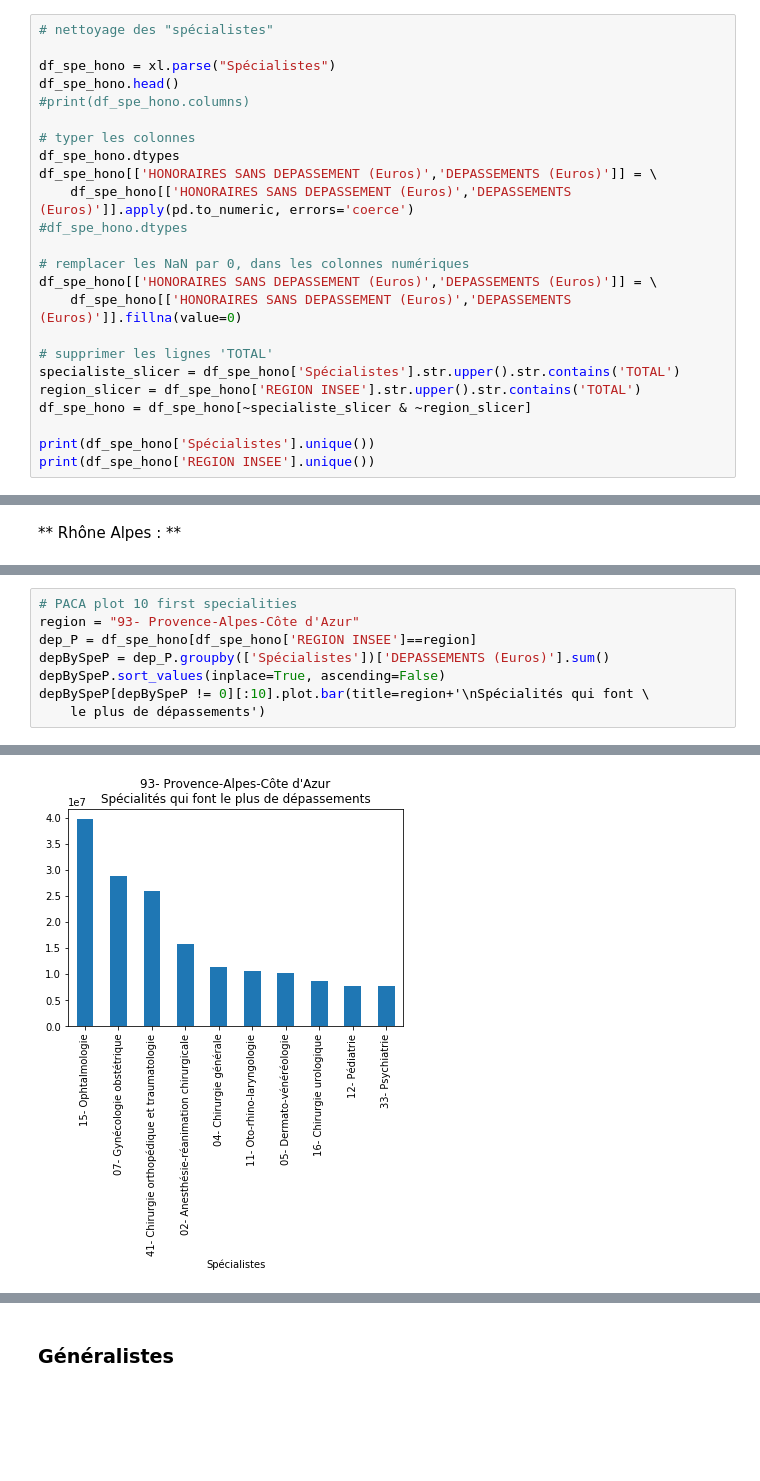
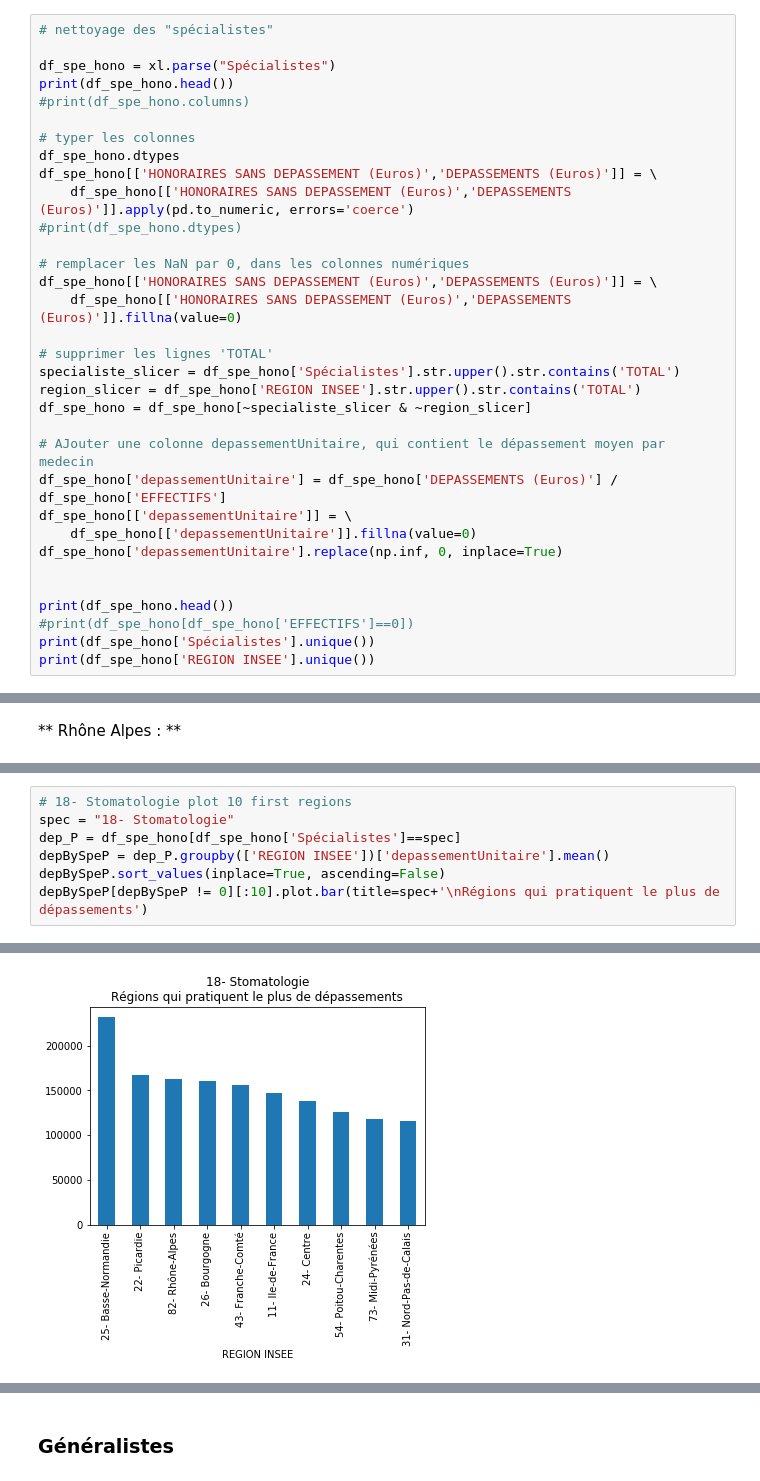
Before and after one commit to MS-BGD-2018-KIT-BIGDATA/marie-ranchet, a Jupyter notebook: Lesson5/Lesson5_cc_Medecins.ipynb, the cells around one changed output, grey strips where cells are left out. Saved outputs shown, nothing was run; the diff lists cells and outputs as text; blank space fills up the shorter version.

```diff
--- a/Lesson5/Lesson5_cc_Medecins.ipynb
+++ b/Lesson5/Lesson5_cc_Medecins.ipynb
@@ -49,14 +201,14 @@ print(xl.sheet_names)
 # nettoyage des "spécialistes"
 
 df_spe_hono = xl.parse("Spécialistes")
-df_spe_hono.head()
+print(df_spe_hono.head())
 #print(df_spe_hono.columns)
 
 # typer les colonnes
 df_spe_hono.dtypes
 df_spe_hono[['HONORAIRES SANS DEPASSEMENT (Euros)','DEPASSEMENTS (Euros)']] = \
     df_spe_hono[['HONORAIRES SANS DEPASSEMENT (Euros)','DEPASSEMENTS (Euros)']].apply(pd.to_numeric, errors='coerce')
-#df_spe_hono.dtypes
+#print(df_spe_hono.dtypes)
 
 # remplacer les NaN par 0, dans les colonnes numériques
 df_spe_hono[['HONORAIRES SANS DEPASSEMENT (Euros)','DEPASSEMENTS (Euros)']] = \
@@ -67,6 +219,15 @@ specialiste_slicer = df_spe_hono['Spécialistes'].str.upper().str.contains('TOTA
 region_slicer = df_spe_hono['REGION INSEE'].str.upper().str.contains('TOTAL')
 df_spe_hono = df_spe_hono[~specialiste_slicer & ~region_slicer]
 
+# AJouter une colonne depassementUnitaire, qui contient le dépassement moyen par medecin
+df_spe_hono['depassementUnitaire'] = df_spe_hono['DEPASSEMENTS (Euros)'] / df_spe_hono['EFFECTIFS']
+df_spe_hono[['depassementUnitaire']] = \
+    df_spe_hono[['depassementUnitaire']].fillna(value=0)
+df_spe_hono['depassementUnitaire'].replace(np.inf, 0, inplace=True)
+
+
+print(df_spe_hono.head())
+#print(df_spe_hono[df_spe_hono['EFFECTIFS']==0])
 print(df_spe_hono['Spécialistes'].unique())
 print(df_spe_hono['REGION INSEE'].unique())
 # %% [output]
@@ -135,11 +337,10 @@ depBySpeRA[depBySpeRA != 0][:10].plot.bar(title=region+'\nSpécialités qui font
 # %%
-# PACA plot 10 first specialities
-region = "93- Provence-Alpes-Côte d'Azur"
-dep_P = df_spe_hono[df_spe_hono['REGION INSEE']==region]
-depBySpeP = dep_P.groupby(['Spécialistes'])['DEPASSEMENTS (Euros)'].sum()
+# 18- Stomatologie plot 10 first regions
+spec = "18- Stomatologie"
+dep_P = df_spe_hono[df_spe_hono['Spécialistes']==spec]
+depBySpeP = dep_P.groupby(['REGION INSEE'])['depassementUnitaire'].mean()
 depBySpeP.sort_values(inplace=True, ascending=False)
-depBySpeP[depBySpeP != 0][:10].plot.bar(title=region+'\nSpécialités qui font \
-    le plus de dépassements')
+depBySpeP[depBySpeP != 0][:10].plot.bar(title=spec+'\nRégions qui pratiquent le plus de dépassements')
 # %% [output]
 <matplotlib.axes._subplots.AxesSubplot at 0x...>
-[figure, old version]
+[figure, new version]
```
Also changed, not shown: parts of 45 cells of this notebook.
